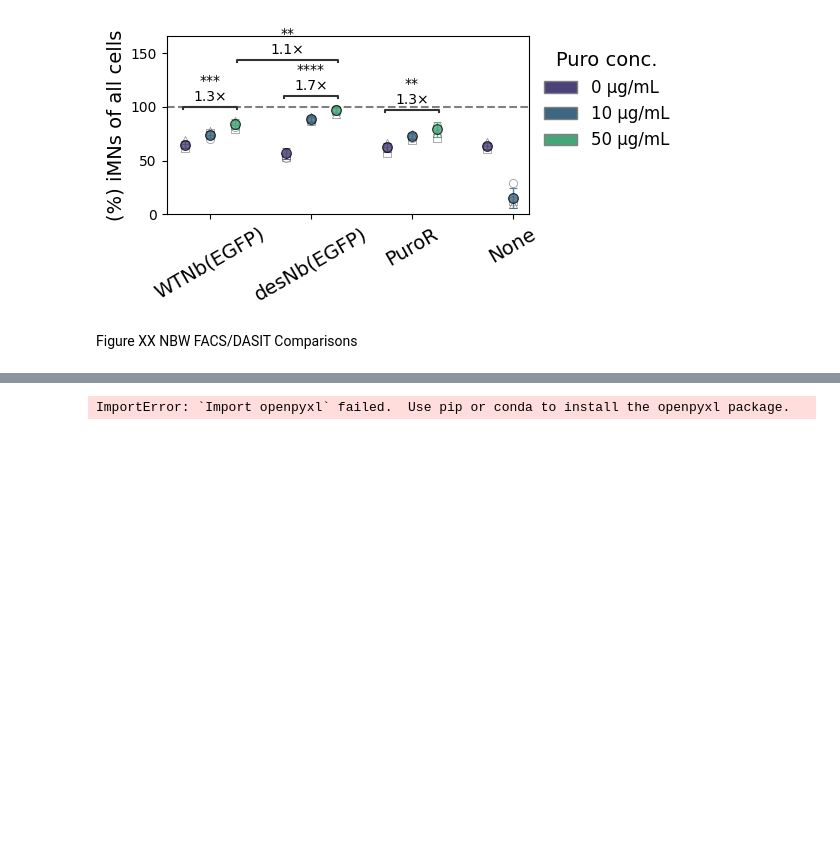
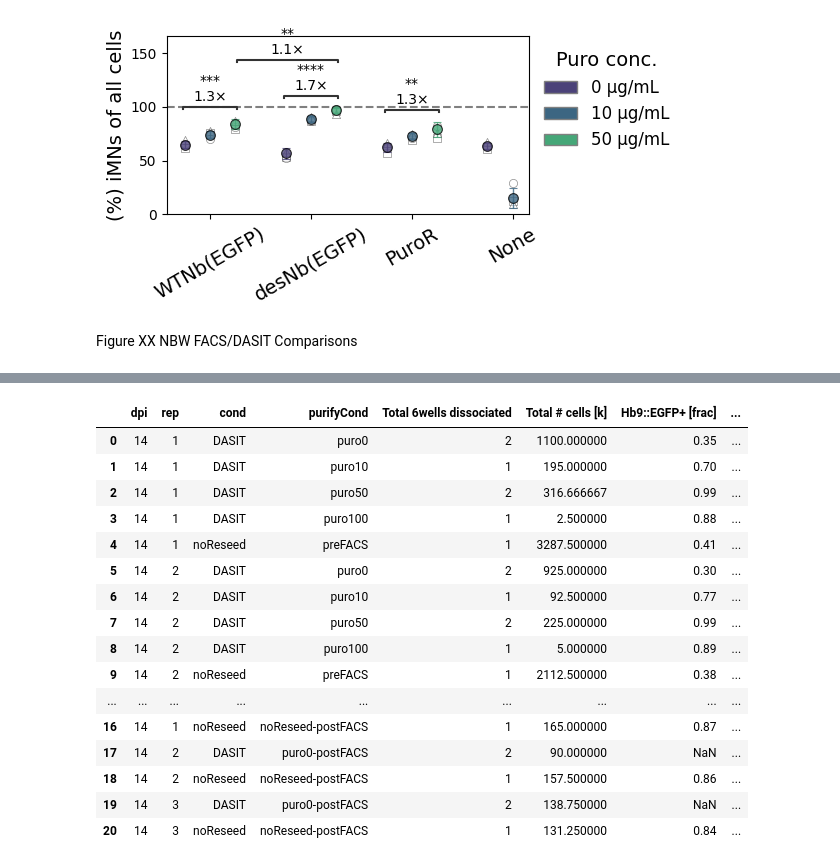
Before and after one commit to GallowayLabMIT/dasit_manuscript, a Jupyter notebook: Figure_XX_iMN/6_iMN_purify.ipynb, the cells around one changed output, grey strips where cells are left out. Drawn from its saved outputs; the diff is of its cells as text; code cells hidden in the pictures; blank space fills up the shorter version.

```diff
--- a/Figure_XX_iMN/6_iMN_purify.ipynb
+++ b/Figure_XX_iMN/6_iMN_purify.ipynb
@@ -1514,13 +1508,0 @@ Trying to import the above resulted in these errors:
-# %%
-df_counts_7dpi = pd.read_excel(open(path/'2025.11.26_counts.xlsx', 'rb'), sheet_name='7 dpi summary')
-
-# Add in how many HG cells per 6well there is using hemocytometer data
-for index, row in df_counts_7dpi.iterrows():
-
-    df_counts_7dpi.loc[index, 'percent Hb9::EGFP+'] = row['Hb9::EGFP+ [frac]']*100
-    df_counts_7dpi.loc[index, 'Cells per 6well'] = row['Cells per 6well [mil]']*1e6
-    df_counts_7dpi.loc[index, 'HG cells per 6well [mil]'] = row['Cells per 6well [mil]']*row['Hb9::EGFP+ [frac]']
-
-df_counts_7dpi
-# %% [output]
-ImportError: `Import openpyxl` failed.  Use pip or conda to install the openpyxl package.
@@ -1526,0 +1566,32 @@ ImportError: `Import openpyxl` failed.  Use pip or conda to install the openpyxl
+# %%
+df_counts_14dpi = pd.read_excel(open(path/'2025.11.26_counts.xlsx', 'rb'), sheet_name='14 dpi summary')
+
+# Add in how many HG cells per 6well there is using hemocytometer data
+for index, row in df_counts_14dpi.iterrows():
+
+    df_counts_14dpi.loc[index, 'cond.purifyCond'] = row['cond'] + "." + row['purifyCond']
+    df_counts_14dpi.loc[index, 'Hb9::EGFP+ [%]'] = row['Hb9::EGFP+ [frac]']*100
+    df_counts_14dpi.loc[index, 'Total # cells'] = row['Total # cells [k]']*1e3
+    df_counts_14dpi.loc[index, 'Cells per 6well'] = df_counts_14dpi.loc[index, 'Total # cells']/row['Total 6wells dissociated']
+    df_counts_14dpi.loc[index, 'HG cells per 6well'] = df_counts_14dpi.loc[index, 'Cells per 6well']*row['Hb9::EGFP+ [frac]']
+    df_counts_14dpi.loc[index, 'Hb9::EGFP+ recovery [%]'] = row['Hb9::EGFP+ recovery [%]']
+
+df_counts_14dpi
+# %% [output]
+|  | dpi | rep | cond | purifyCond | Total 6wells dissociated | Total # cells [k] | Hb9::EGFP+ [frac] | ... |
+| 0 | 14 | 1 | DASIT | puro0 | 2 | 1100.000000 | 0.35 | ... |
+| 1 | 14 | 1 | DASIT | puro10 | 1 | 195.000000 | 0.70 | ... |
+| 2 | 14 | 1 | DASIT | puro50 | 2 | 316.666667 | 0.99 | ... |
+| 3 | 14 | 1 | DASIT | puro100 | 1 | 2.500000 | 0.88 | ... |
+| 4 | 14 | 1 | noReseed | preFACS | 1 | 3287.500000 | 0.41 | ... |
+| 5 | 14 | 2 | DASIT | puro0 | 2 | 925.000000 | 0.30 | ... |
+| 6 | 14 | 2 | DASIT | puro10 | 1 | 92.500000 | 0.77 | ... |
+| 7 | 14 | 2 | DASIT | puro50 | 2 | 225.000000 | 0.99 | ... |
+| 8 | 14 | 2 | DASIT | puro100 | 1 | 5.000000 | 0.89 | ... |
+| 9 | 14 | 2 | noReseed | preFACS | 1 | 2112.500000 | 0.38 | ... |
+| ... | ... | ... | ... | ... | ... | ... | ... | ... |
+| 16 | 14 | 1 | noReseed | noReseed-postFACS | 1 | 165.000000 | 0.87 | ... |
+| 17 | 14 | 2 | DASIT | puro0-postFACS | 2 | 90.000000 | NaN | ... |
+| 18 | 14 | 2 | noReseed | noReseed-postFACS | 1 | 157.500000 | 0.86 | ... |
+| 19 | 14 | 3 | DASIT | puro0-postFACS | 2 | 138.750000 | NaN | ... |
+| 20 | 14 | 3 | noReseed | noReseed-postFACS | 1 | 131.250000 | 0.84 | ... |
```
Also changed, not shown: parts of 18 cells of this notebook, 1 other file.
